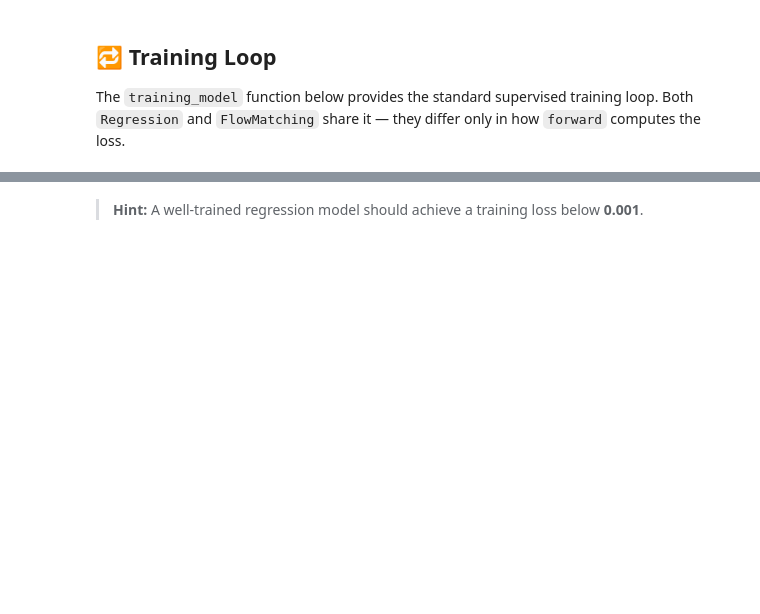
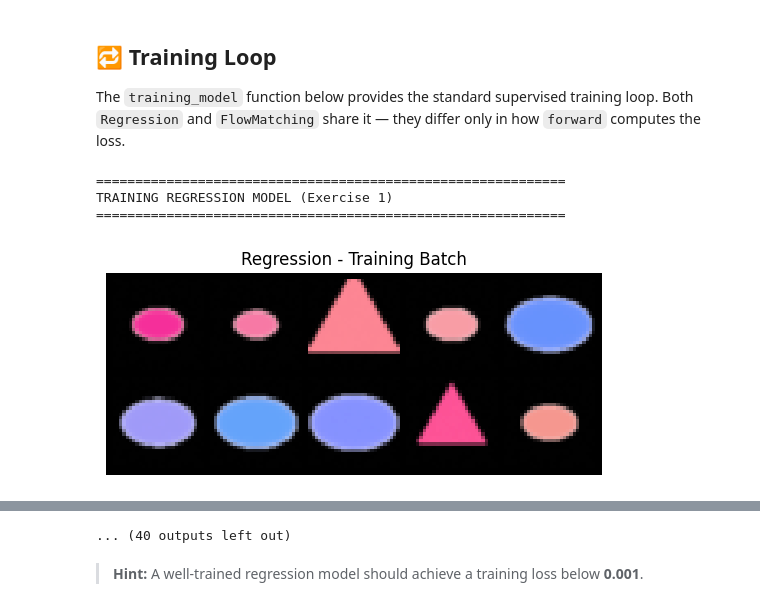
Before and after one commit to aniketpathak028/computer-vision-exercise, a Jupyter notebook: exercises/flow_matching/flow_matching_exercise.ipynb, the cells around one changed output, grey strips where cells are left out. Drawn from its saved outputs; the diff is of its cells as text; code cells hidden in the pictures; blank space fills up the shorter version.

Commit message:
complete flow matching  exercise

```diff
--- a/exercises/flow_matching/flow_matching_exercise.ipynb
+++ b/exercises/flow_matching/flow_matching_exercise.ipynb
@@ -62,7 +65,7 @@ from argparse import Namespace
 from einops import rearrange, pack, unpack
 
 # Device
-device = torch.device('cuda' if torch.cuda.is_available() else 'cpu')
+device = torch.device('mps' if torch.backends.mps.is_available() else 'cpu')
 print(f"Using device: {device}")
 
 #from paths import CV_PATH_FLOW_MATCHING
@@ -411,16 +422,17 @@ class Regression(nn.Module):
         batch_size = x0.shape[0]
 
         # TODO: Create an all-ones image input of the same shape as x0
-        x_t = ...
+        x_t = torch.ones_like(x0)
 
         # TODO: Create a time tensor with all values set to 1 (shape: [batch_size, 1], device: x0.device)
-        t_scalar = ...
+        t_scalar = torch.ones((batch_size, 1), device=x0.device)
 
         # TODO: Call self.model(x_t, c_list, t_scalar) to predict the image from context
-        x_pred = ...
+        x_pred = self.model(x_t, c_list, t_scalar)
 
         # TODO: Return self.mse(x_pred, x0)
-        raise NotImplementedError("Implement the Regression forward pass")
+        # raise NotImplementedError("Implement the Regression forward pass")
+        return self.mse(x_pred, x0)
 
     @torch.no_grad()
     def sample(self, n, c_list, size):
@@ -429,13 +441,14 @@ class Regression(nn.Module):
         No iterative sampling or ODE integration needed.
         """
         # TODO: Create an all-ones input tensor of shape (n, *size) on self.device
-        x = ...
+        x = torch.ones((n, *size), device=self.device)
 
         # TODO: Create a time tensor of ones with shape (n, 1) on self.device
-        t_tensor = ...
+        t_tensor = torch.ones((n, 1), device=self.device)
 
         # TODO: Return self.model(x, c_list, t_tensor)
-        raise NotImplementedError("Implement the Regression sample method")
+        # raise NotImplementedError("Implement the Regression sample method")
+        return self.model(x, c_list, t_tensor)
 # %% [markdown]
 ## 🔁 Training Loop
 
@@ -464,16 +477,17 @@ def training_model(model, train_loader, args, device, model_name="model"):
                 plt.show()
 
             # TODO: Zero the gradients
-            ...
+            optim.zero_grad()
 
             # TODO: Compute the loss by calling model(x, cl)
-            loss = ...
+            loss = model(x, cl)
 
             # TODO: Backpropagate the loss
-            ...
+            loss.backward()
 
             # TODO: Update the model parameters
-            ...
+            optim.step()
+            optim.zero_grad()
 
             losses.append(loss.item())
 
@@ -576,18 +590,23 @@ def evaluate_and_save(model, args, device, output_dir, model_name="model"):
 # %%
 print("=" * 60)
 print("TRAINING REGRESSION MODEL (Exercise 1)")
 print("=" * 60)
 
 torch.manual_seed(args.seed)
 random.seed(args.seed)
 np.random.seed(args.seed)
 
 configs = ["001", "100", "010"]
 tf = transforms.Compose([transforms.Resize((args.pixel_size, args.pixel_size)), transforms.ToTensor()])
 train_dataset = CLEVR_dataset(tf, args.num_samples, args.dataset, configs=configs, training=True)
-train_dataloader = DataLoader(train_dataset, batch_size=args.batch_size, shuffle=True, num_workers=1)
+train_dataloader = DataLoader(train_dataset, batch_size=args.batch_size, shuffle=True, num_workers=0)
 
 regression_model = Regression(ContextUnet(3, args.n_feat, [2, 3, 1]), device)
 regression_model = training_model(regression_model, train_dataloader, args, device, model_name="Regression")
 torch.save(regression_model.state_dict(), args.baseline_model_path)
 print(f"\nRegression model saved to {args.baseline_model_path}")
+# %% [output]
+============================================================
+TRAINING REGRESSION MODEL (Exercise 1)
+============================================================
+[figure, added]
@@ -594,3 +623,4 @@ print(f"\nRegression model saved to {args.baseline_model_path}")
+... (40 outputs left out)
 # %% [markdown]
 > **Hint:** A well-trained regression model should achieve a training loss below **0.001**.
 # %%
```
Also changed, not shown: parts of 8 cells of this notebook, 19 other files.
